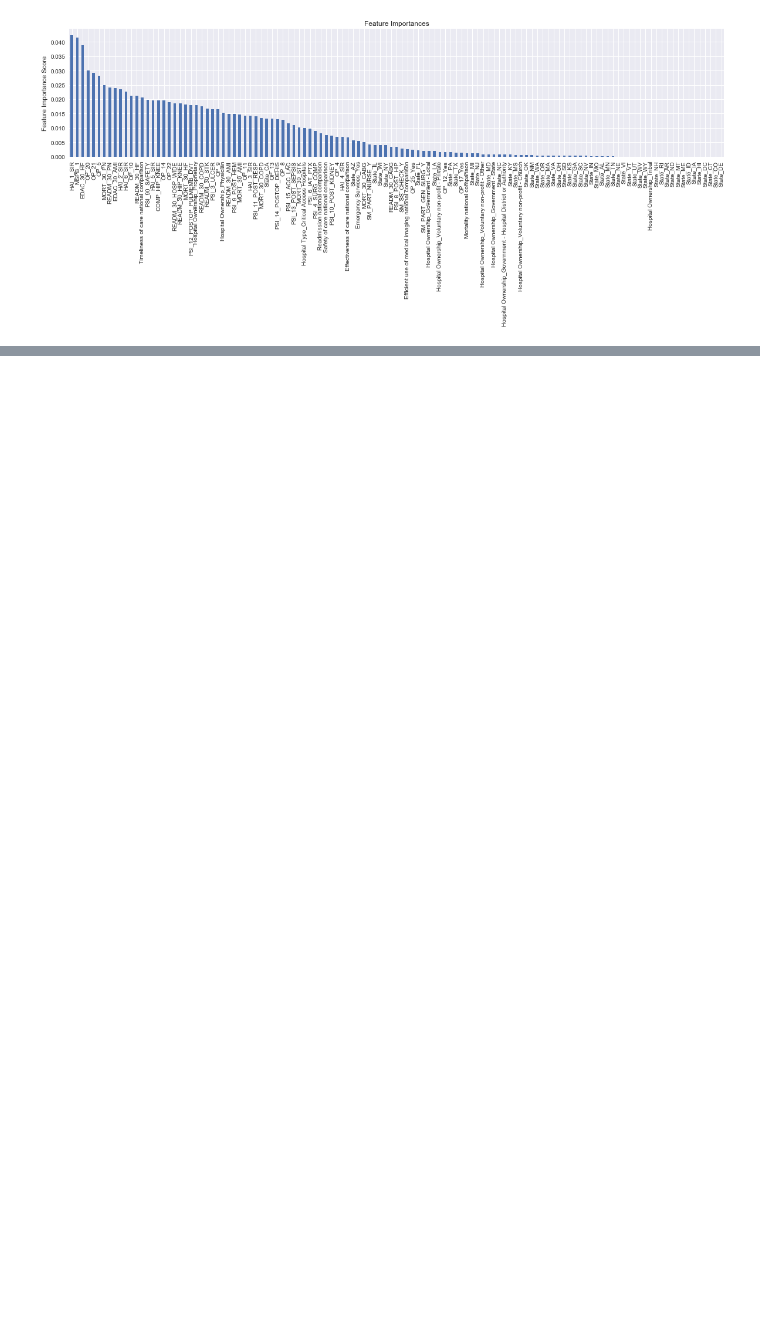
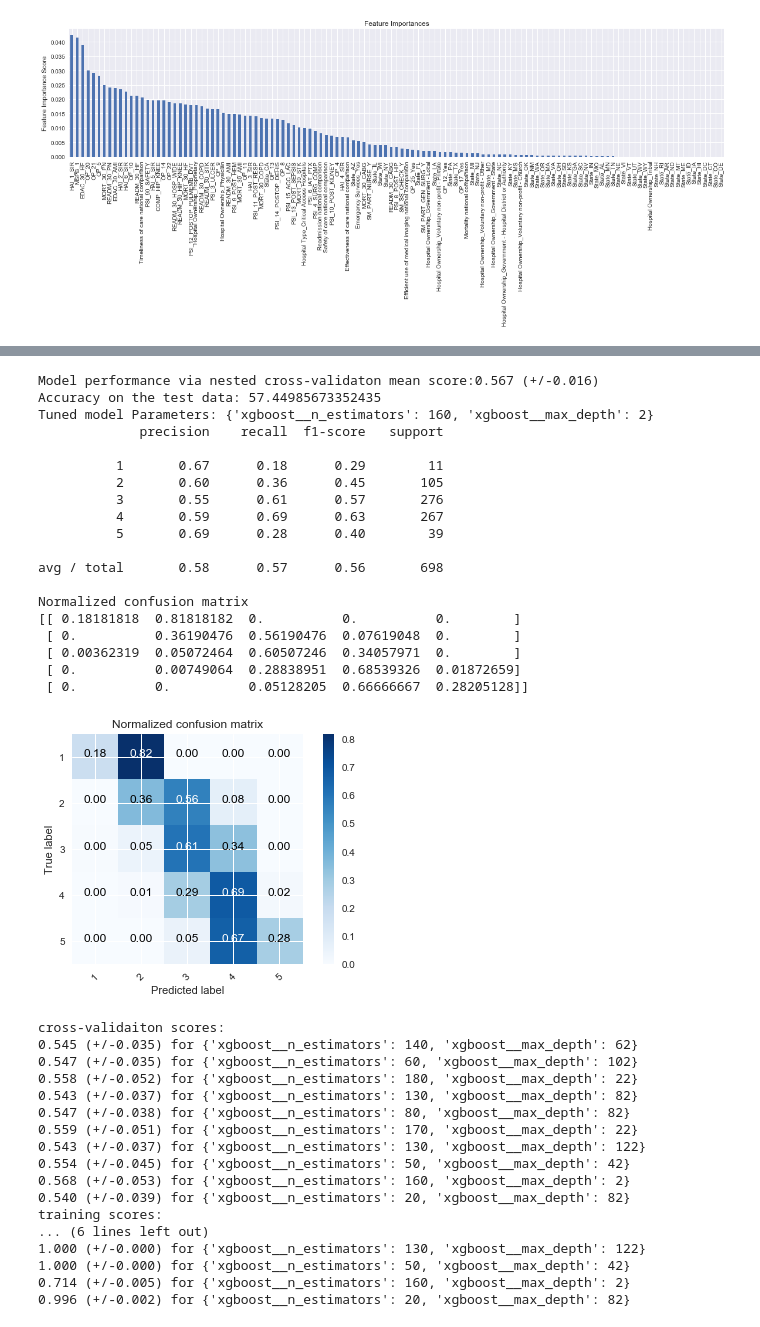
Before and after one commit to hmirzaee/Springboard, a Jupyter notebook: Capstone_1/Modeling/predictive_modeling.ipynb, the cells around one changed output, grey strips where cells are left out. Saved outputs shown, nothing was run; the diff lists cells and outputs as text; code cells hidden in the pictures; blank space fills up the shorter version.

```diff
--- a/Capstone_1/Modeling/predictive_modeling.ipynb
+++ b/Capstone_1/Modeling/predictive_modeling.ipynb
@@ -308,9 +333,8 @@ from sklearn.preprocessing import label_binarize
 from sklearn.ensemble import GradientBoostingClassifier
 
 #rcParams['figure.figsize'] = 20, 4
-score_func = precision_score
 
-def apply_model(X, y, pipeline, parameters, classes = ['1', '2', '3', '4', '5'], kfold = 10, scoring = score_func,
+def apply_model(X, y, pipeline, parameters, classes = ['1', '2', '3', '4', '5'], kfold = 10, scoring = f1_score,
                 valid_param_name=None, grid_score = True, valid_curve = False,  learn_curve = False, classification=True,
                 train_sizes=np.linspace(.1, 1.0, 5), feature_imp=False, feature_names=feature_names_all, nested = False,
                 resample = False, randomized_search = False, random_state=12, named_step ='gbm'):
@@ -333,9 +357,9 @@ def apply_model(X, y, pipeline, parameters, classes = ['1', '2', '3', '4', '5'],
     #StratifiedKFold(n_splits=kfold, random_state=0, shuffle=True)
     #scorer = make_scorer(score_func=precision_score, average='micro')
     #scorer = make_scorer(score_func=cohen_kappa_score)
-    scorer = make_scorer(score_func=score_func)
+    scorer = make_scorer(score_func= scoring)
     if classification:
-        scorer = make_scorer(score_func=score_func, average='micro')
+        scorer = make_scorer(score_func= scoring, average='micro')
 
     #scorer = make_scorer(score_func=score_func, average='micro')
     #scorer = make_scorer(score_func=score_func, average='micro', beta=0.5)
@@ -1373,0 +1130,73 @@ df_hospital.info()
+# %%
+# XGBoost classifier
+# Over all parameters have been divided to:
+# 1. General Parameters, 2- Booster Parameters, 3- Learning Task Parameters
+
+from xgboost.sklearn import XGBClassifier  # sklearn wrapper for XGboost
+from sklearn.metrics import accuracy_score
+
+# Fix some parameter values
+xgb1 = XGBClassifier(
+ learning_rate =0.1,
+ n_estimators=250,
+ max_depth=10,
+ min_child_weight=1,
+ gamma=0,
+ subsample=0.8,
+ colsample_bytree=0.8,
+ objective= 'multi:softmax',
+ nthread=4,
+ scale_pos_weight=1,
+ seed=27)
+
+steps_xgboost = [('imputation', Imputer(missing_values='NaN', strategy='most_frequent', axis=0)),
+                 ('scaler', StandardScaler()),
+                 ('xgboost', xgb1)]
+pipeline_xgboost = Pipeline(steps_xgboost)
+
+parameters_xgboost = {'xgboost__max_depth':np.arange(2,128, 20),
+                      'xgboost__n_estimators':np.arange(10,200, 10)}
+
+cnf_matrix, cv = apply_model(X_all, y, pipeline_xgboost, parameters_xgboost,
+                             valid_param_name='xgboost__max_depth',valid_curve = 0,
+                             learn_curve = 0, classification=1, nested = True,
+                             random_state = 12, feature_imp = False, randomized_search = True,
+                             named_step='gbm')
+# %% [output]
+Model performance via nested cross-validaton mean score:0.567 (+/-0.016)
+Accuracy on the test data: 57.44985673352435
+Tuned model Parameters: {'xgboost__n_estimators': 160, 'xgboost__max_depth': 2}
+             precision    recall  f1-score   support
+
+          1       0.67      0.18      0.29        11
+          2       0.60      0.36      0.45       105
+          3       0.55      0.61      0.57       276
+          4       0.59      0.69      0.63       267
+          5       0.69      0.28      0.40        39
+
+avg / total       0.58      0.57      0.56       698
+
+Normalized confusion matrix
+[[ 0.18181818  0.81818182  0.          0.          0.        ]
+ [ 0.          0.36190476  0.56190476  0.07619048  0.        ]
+ [ 0.00362319  0.05072464  0.60507246  0.34057971  0.        ]
+ [ 0.          0.00749064  0.28838951  0.68539326  0.01872659]
+ [ 0.          0.          0.05128205  0.66666667  0.28205128]]
+[figure, added]
+cross-validaiton scores:
+0.545 (+/-0.035) for {'xgboost__n_estimators': 140, 'xgboost__max_depth': 62}
+0.547 (+/-0.035) for {'xgboost__n_estimators': 60, 'xgboost__max_depth': 102}
+0.558 (+/-0.052) for {'xgboost__n_estimators': 180, 'xgboost__max_depth': 22}
+0.543 (+/-0.037) for {'xgboost__n_estimators': 130, 'xgboost__max_depth': 82}
+0.547 (+/-0.038) for {'xgboost__n_estimators': 80, 'xgboost__max_depth': 82}
+0.559 (+/-0.051) for {'xgboost__n_estimators': 170, 'xgboost__max_depth': 22}
+0.543 (+/-0.037) for {'xgboost__n_estimators': 130, 'xgboost__max_depth': 122}
+0.554 (+/-0.045) for {'xgboost__n_estimators': 50, 'xgboost__max_depth': 42}
+0.568 (+/-0.053) for {'xgboost__n_estimators': 160, 'xgboost__max_depth': 2}
+0.540 (+/-0.039) for {'xgboost__n_estimators': 20, 'xgboost__max_depth': 82}
+training scores:
+... (6 lines left out)
+1.000 (+/-0.000) for {'xgboost__n_estimators': 130, 'xgboost__max_depth': 122}
+1.000 (+/-0.000) for {'xgboost__n_estimators': 50, 'xgboost__max_depth': 42}
+0.714 (+/-0.005) for {'xgboost__n_estimators': 160, 'xgboost__max_depth': 2}
+0.996 (+/-0.002) for {'xgboost__n_estimators': 20, 'xgboost__max_depth': 82}
```
Also changed, not shown: parts of 55 cells of this notebook.
